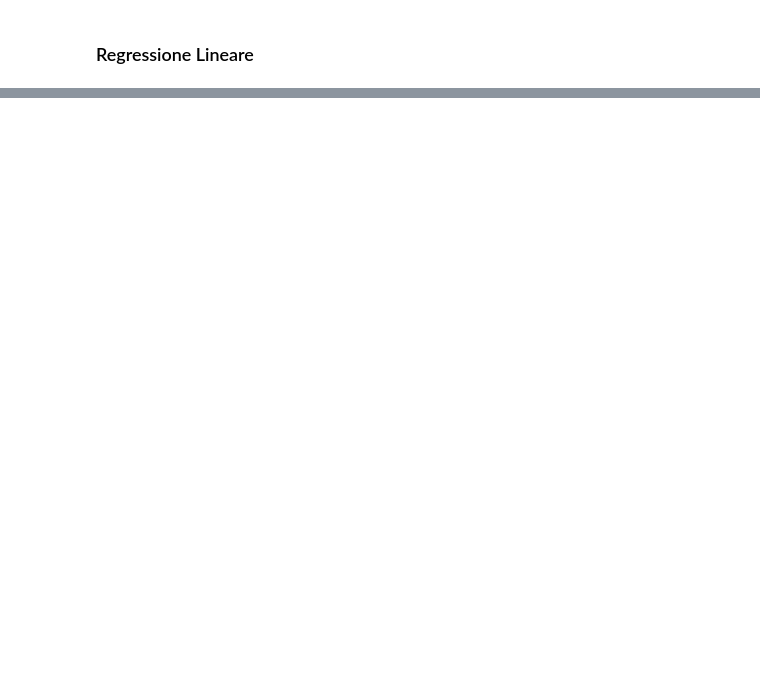
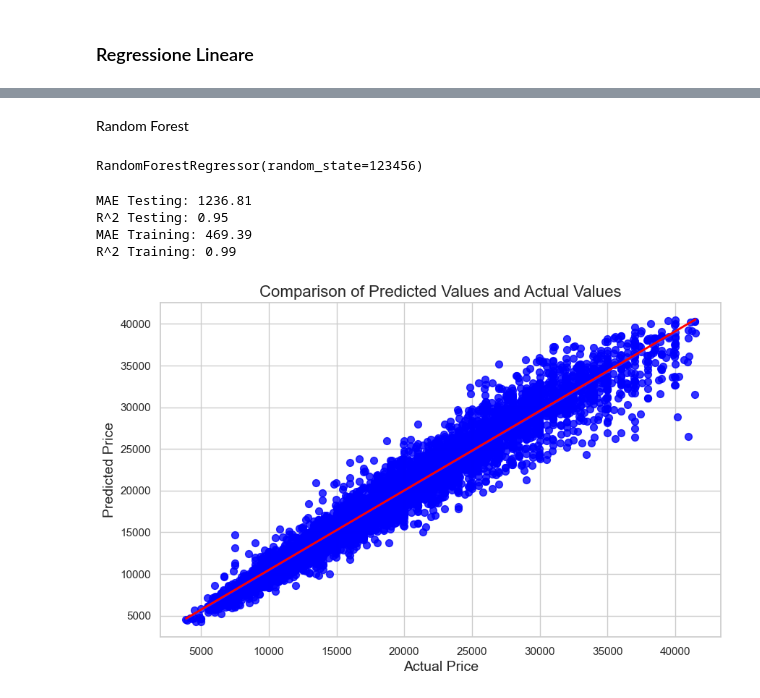
Before and after one commit to simonefesta/Car_Price_Prediction_ML, a Jupyter notebook: project.ipynb, the cells around one changed output, grey strips where cells are left out. Drawn from its saved outputs; the diff is of its cells as text; code cells hidden in the pictures; blank space fills up the shorter version.

```diff
--- a/project.ipynb
+++ b/project.ipynb
@@ -349,0 +498,48 @@ print(f"R^2 Score: {r2}")
+# %% [markdown]
+Random Forest
+# %%
+# Creazione del modello Random Forest
+rf_model = RandomForestRegressor(n_estimators=100, random_state=123456)  # Puoi aggiungere altri parametri se necessario
+
+# Addestramento del modello sui dati di addestramento
+rf_model.fit(X_train_scaled, y_train)
+# %% [output]
+RandomForestRegressor(random_state=123456)
+# %%
+# Generazione delle previsioni sui dati di test
+y_pred = rf_model.predict(X_test_scaled)
+# Generazione delle previsioni sui dati di addestramento
+train_y_pred = rf_model.predict(X_train_scaled)
+# %%
+# Valutazione del modello sui dati di test
+rf_mae = mean_absolute_error(y_test, y_pred)
+rf_r2 = r2_score(y_test, y_pred)
+print(f'MAE Testing: {rf_mae:.2f}')
+print(f'R^2 Testing: {rf_r2:.2f}')
+
+# Valutazione del modello sui dati di addestramento
+maet = mean_absolute_error(y_train, train_y_pred)
+r2t = r2_score(y_train, train_y_pred)
+print(f'MAE Training: {maet:.2f}')
+print(f'R^2 Training: {r2t:.2f}')
+
+
+# Visualizzazione dei risultati
+plt.figure(figsize=(10, 6))  # Dimensione della figura
+
+# Creazione del grafico di regressione
+sns.regplot(x=y_test, y=y_pred, scatter_kws={'s':50, 'color':'blue'}, line_kws={'color':'red', 'linewidth':2})
+
+# Miglioramento dell'aspetto del grafico
+plt.xlabel('Actual Price', fontsize=14)
+plt.ylabel('Predicted Price', fontsize=14)
+plt.title('Comparison of Predicted Values and Actual Values', fontsize=16)
+plt.grid(True)  # Aggiungi una griglia
+
+plt.show()
+# %% [output]
+MAE Testing: 1236.81
+R^2 Testing: 0.95
+MAE Training: 469.39
+R^2 Training: 0.99
+[figure, added]
```
Also changed, not shown: parts of 20 cells of this notebook.
